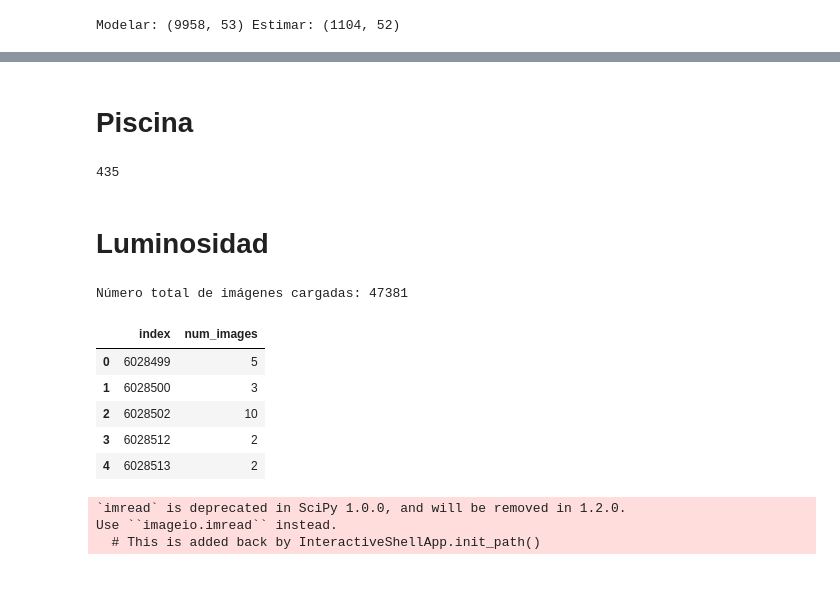
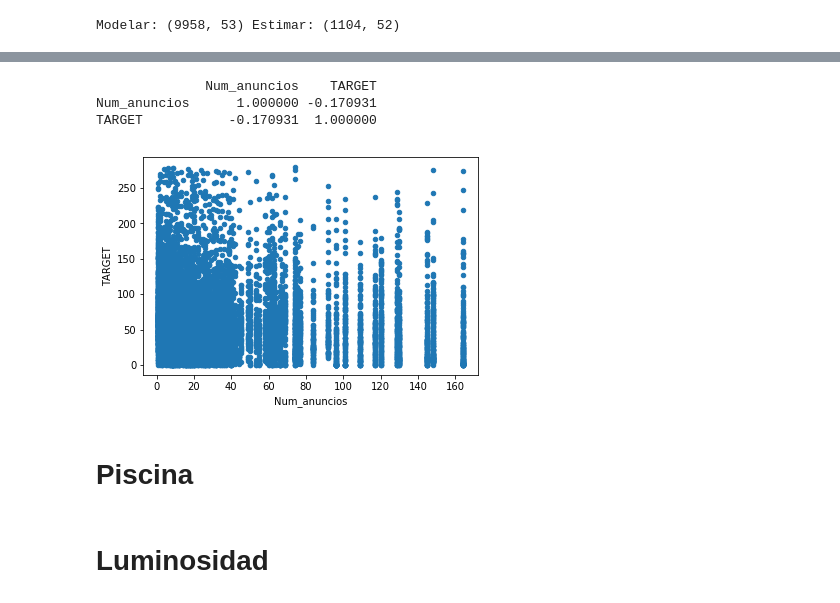
Before and after one commit to RohitUttam/UniversityHack2019, a Jupyter notebook: Añadir.ipynb, the cells around one changed output, grey strips where cells are left out. Drawn from its saved outputs; the diff is of its cells as text; code cells hidden in the pictures.

```diff
--- a/Añadir.ipynb
+++ b/Añadir.ipynb
@@ -20,53 +70,12 @@ Modelar: (9958, 53) Estimar: (1104, 52)
+# %%
+result[['Num_anuncios','TARGET']].loc[(result[['Num_anuncios','TARGET']]['TARGET']<280) & (result[['Num_anuncios','TARGET']]['Num_anuncios']<200)].plot(x='Num_anuncios',y='TARGET',kind='scatter')
+print(result[['Num_anuncios','TARGET']].loc[(result[['Num_anuncios','TARGET']]['TARGET']<280) & (result[['Num_anuncios','TARGET']]['Num_anuncios']<200)].corr())
+# %% [output]
+              Num_anuncios    TARGET
+Num_anuncios      1.000000 -0.170931
+TARGET           -0.170931  1.000000
+[figure, added]
 # %% [markdown]
 # Piscina
-# %%
-piscina=modelar['HY_descripcion'].str.contains('iscina')
-piscina=piscina.fillna(value=False)
-
-modelar['Piscina']=piscina
-modelar.Piscina.sum()
-# %% [output]
-435
 # %% [markdown]
 # Luminosidad
-# %%
-def load_images(filenames):
-    images = np.asarray([scpm.imread(file) for file in filenames])
-    return images
-
-#Image size chosen for processing
-width, height=[90,60]
-
-#Gray scale images loader
-def load_images2(Nodo_path):
-    filenames= glob.glob(Nodo_path)
-    images =np.asarray([cv2.resize(scpm.imread(file, mode= 'L'),(width,height)) for file in filenames])
-    return images
-
-
-
-#Se obtienen los nombres de los archivos en la carpeta:
-names = sorted(glob.glob('imagenes_inmuebles_haya/*.jpg'))
-print('Número total de imágenes cargadas:', len(names))
-
-lista=[names[i][24:31] for i in range(len(names))]
-
-#Cantidad de imágenes por HY_id
-num_images=pd.DataFrame(Counter(lista), index=['num_images']).transpose()
-num_images=num_images.reset_index()
-num_images['index']=num_images['index'].astype(int)
-num_images.head()
-# %% [output]
-Número total de imágenes cargadas: 47381
-|  | index | num_images |
-| 0 | 6028499 | 5 |
-| 1 | 6028500 | 3 |
-| 2 | 6028502 | 10 |
-| 3 | 6028512 | 2 |
-| 4 | 6028513 | 2 |
-# %%
-imagenes=load_images2('imagenes_inmuebles_haya/*.jpg')
-# %% [output]
-`imread` is deprecated in SciPy 1.0.0, and will be removed in 1.2.0.
-Use ``imageio.imread`` instead.
-  # This is added back by InteractiveShellApp.init_path()
```
Also changed, not shown: parts of 10 cells of this notebook, 1 other file.
